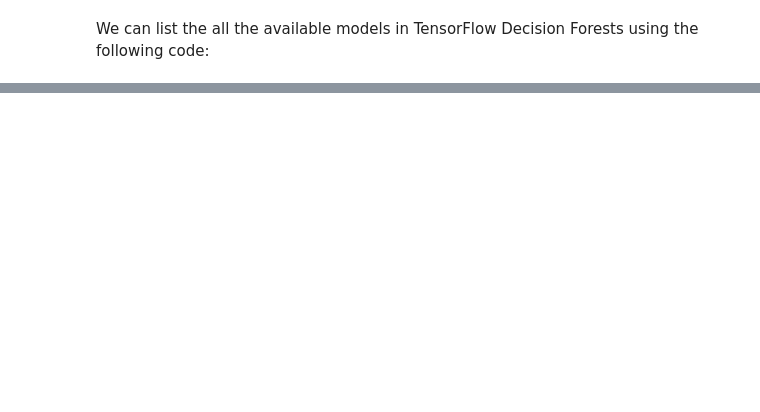
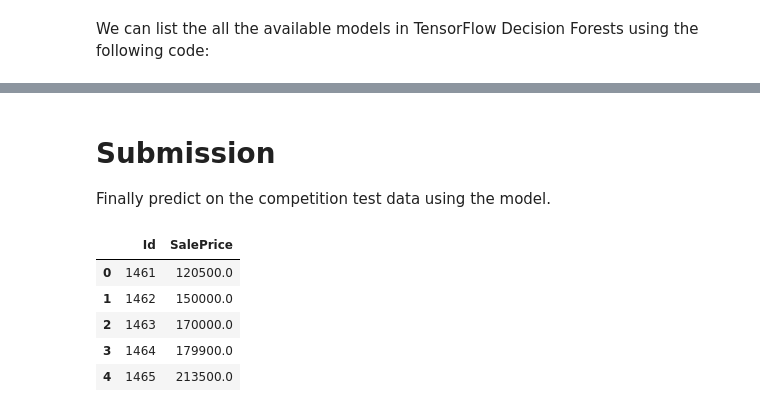
Before and after one commit to talbrend/JET, a Jupyter notebook: EDA_JET.ipynb, the cells around one changed output, grey strips where cells are left out. Drawn from its saved outputs; the diff is of its cells as text; code cells hidden in the pictures; blank space fills up the shorter version.

Commit message:
submission 0

```diff
--- a/EDA_JET.ipynb
+++ b/EDA_JET.ipynb
@@ -86,6 +92,7 @@ dataset_df.head(3)
 # %% [markdown]
 We will drop the `Id` column as it is not necessary for model training.
 # %%
+id_file = testset_df['Id']
 testset_df = testset_df.drop('Id', axis=1)
 dataset_df = dataset_df.drop('Id', axis=1)
 dataset_df.head(3)
@@ -413,0 +424,21 @@ Today, we will use the defaults to create the Random Forest Model while specifiy
+# %% [markdown]
+# Submission
+Finally predict on the competition test data using the model.
+# %%
+
+# Assuming 'dataset_df' is your DataFrame
+X_file = testset_df_DropHighNA
+X_file_num = X_file.select_dtypes(include = ['float64', 'int64'])
+y_pred = decision_tree.predict(X_file_num)
+
+output = pd.DataFrame({'Id': id_file,
+                       'SalePrice': y_pred.squeeze()})
+output.to_csv('/project/submission.csv', index=False)
+output.head()
+# %% [output]
+|  | Id | SalePrice |
+| 0 | 1461 | 120500.0 |
+| 1 | 1462 | 150000.0 |
+| 2 | 1463 | 170000.0 |
+| 3 | 1464 | 179900.0 |
+| 4 | 1465 | 213500.0 |
```
Also changed, not shown: parts of 17 cells of this notebook, 1 other file.
